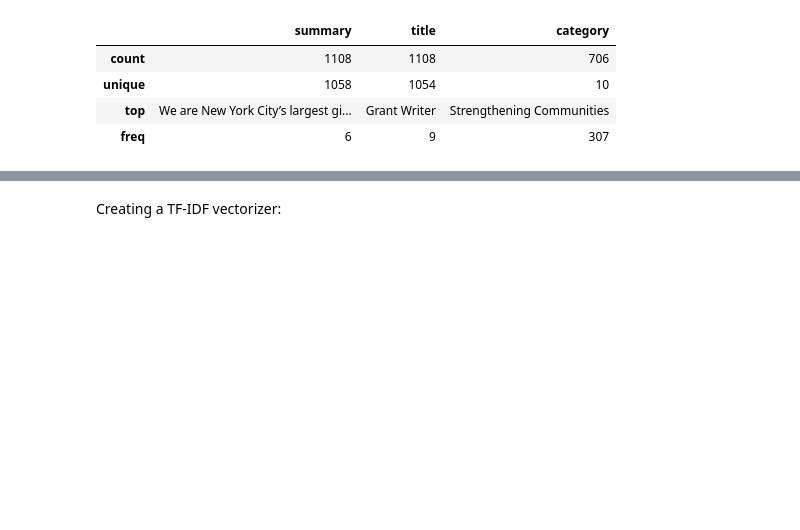
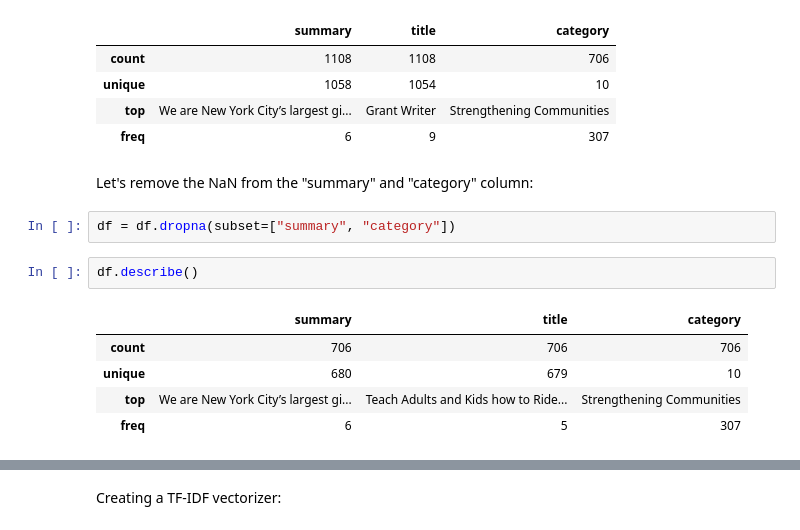
Before and after one commit to kipodd/itc-hackathon-2020, a Jupyter notebook: server/text_sum/Matan_temp_notebook.ipynb, the cells around one changed output, grey strips where cells are left out. Drawn from its saved outputs; the diff is of its cells as text; blank space fills up the shorter version.

```diff
--- a/server/text_sum/Matan_temp_notebook.ipynb
+++ b/server/text_sum/Matan_temp_notebook.ipynb
@@ -32,3 +33,15 @@ df.describe()
 | unique | 1058 | 1054 | 10 |
 | top | We are New York City’s largest gi... | Grant Writer | Strengthening Communities |
 | freq | 6 | 9 | 307 |
+# %% [markdown]
+Let's remove the NaN from the "summary" and "category" column:
+# %%
+df = df.dropna(subset=["summary", "category"])
+# %%
+df.describe()
+# %% [output]
+|  | summary | title | category |
+| count | 706 | 706 | 706 |
+| unique | 680 | 679 | 10 |
+| top | We are New York City’s largest gi... | Teach Adults and Kids how to Ride... | Strengthening Communities |
+| freq | 6 | 5 | 307 |
```
Also changed, not shown: parts of 45 cells of this notebook, 2 other files.
